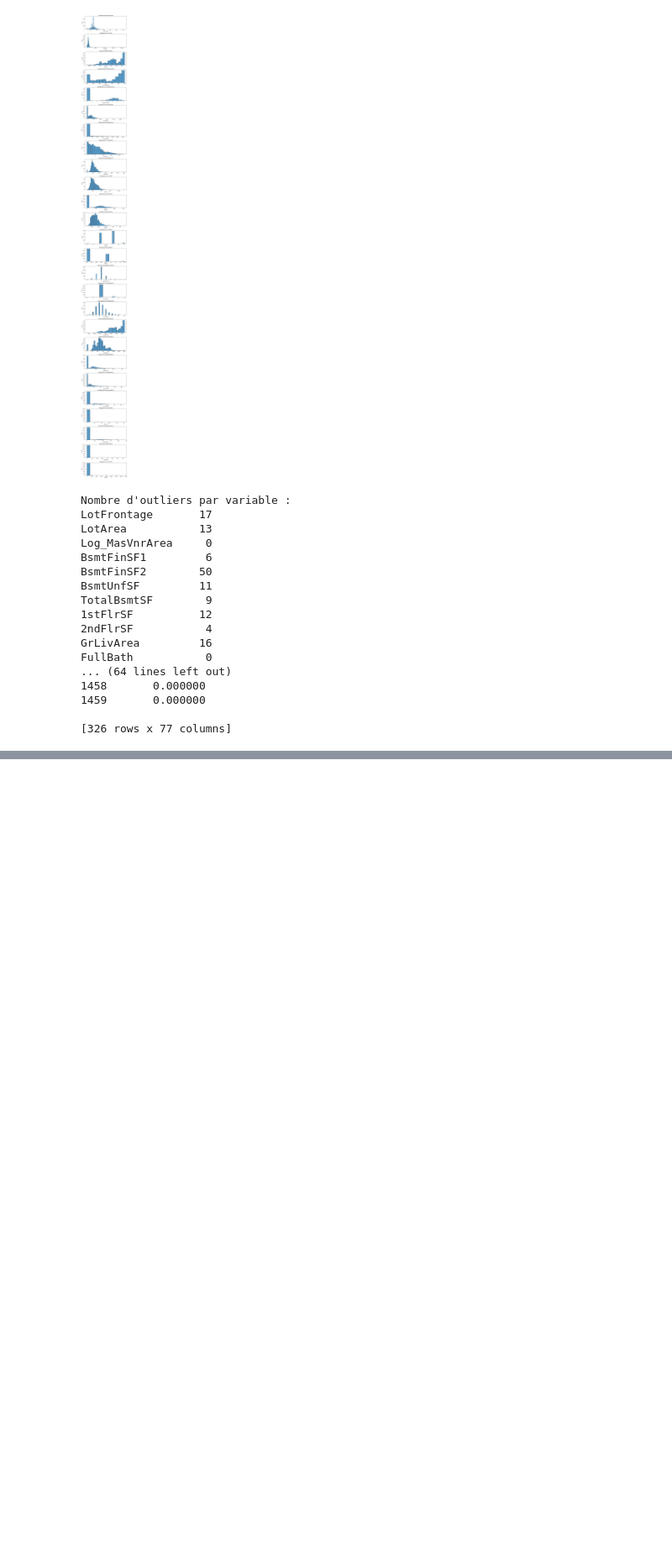
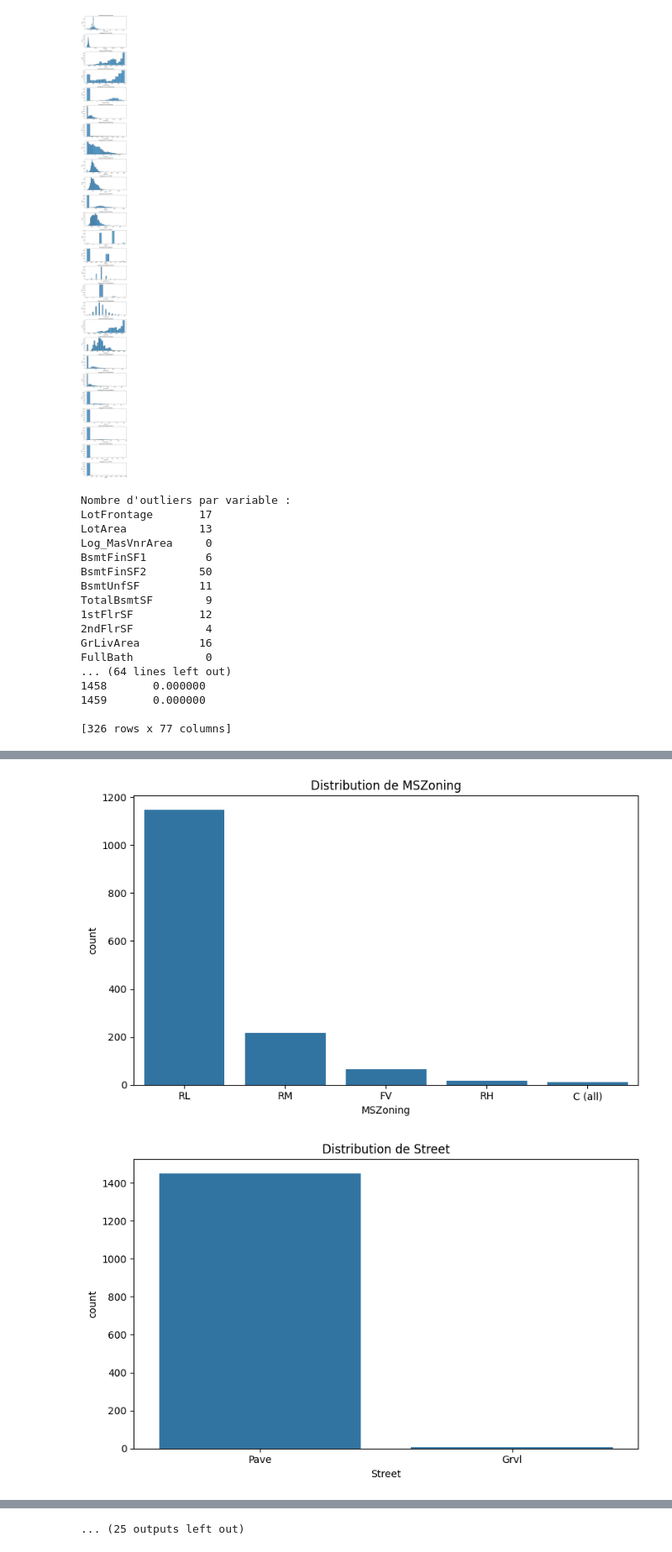
Before and after one commit to antoine-guibert/house_prices, a Jupyter notebook: preprocessing.ipynb, the cells around one changed output, grey strips where cells are left out. Shown at 84% size. Cells and saved outputs as stored; diff of their text form; code cells hidden in the pictures; blank space fills up the shorter version.

Commit message:
sélection des variables

```diff
--- a/preprocessing.ipynb
+++ b/preprocessing.ipynb
@@ -618,11 +625,11 @@ for col in numeric_cols_1:
 
 
 for col in numeric_cols_2:
-    # Calculer le 99ᵉ quantile
-    upper_quantile_95 = train_data[col].quantile(0.98)
+    # Calculer le 98ᵉ quantile
+    upper_quantile_98 = train_data[col].quantile(0.98)
 
     # Remplacer les valeurs supérieures au 99ᵉ quantile par cette valeur
-    train_data_majorized[col] = np.where(train_data[col] > upper_quantile_95, upper_quantile_95, train_data[col])
+    train_data_majorized[col] = np.where(train_data[col] > upper_quantile_98, upper_quantile_98, train_data[col])
 # %%
 # Appliquer le Z-score et détecter les outliers
 z_scores = train_data_majorized[numeric_cols].apply(zscore)  # Calculer le Z-score pour chaque colonne
@@ -659,0 +674,9 @@ FullBath           0
+# %%
+numerical_cols = train_data_majorized.select_dtypes(include=['int64', 'float64'])
+
+# calcul de la corrélation pour les variables continues :
+correlation = numerical_cols.corr()
+corr_with_price = correlation['SalePrice'].sort_values(ascending=False)
+
+print(corr_with_price.head(10))
+print(corr_with_price.tail(10))
@@ -659,0 +701,13 @@ FullBath           0
+# %%
+# comme il y a beaucoup de variables, on va retirer celles qui semblent faiblement corrélées avec le prix de vente :
+
+abs_corr=corr_with_price.abs()
+
+# je place la limite à 0.3 pour supprimer un maximum de variables et simplifier mes premiers modèles
+# on pourra revenir plus tard ici si on veut intégrer plus de variables
+
+threshold=0.3
+low_corr_features=abs_corr[abs_corr < threshold].index.tolist()
+
+print("Variables faiblement corrélées avec SalesPrice : ")
+print(low_corr_features)
@@ -659,0 +717,4 @@ FullBath           0
+# %%
+# on supprimme ces variables qui sont les moins corrélées
+
+train_data_majorized=train_data_majorized.drop(low_corr_features, axis=1)
@@ -659,0 +731,13 @@ FullBath           0
+# %%
+# on s'intéresse maintenant aux variables catégoriques, il va falloir réfléchir à comment les encoder
+categorical_cols=train_data_majorized.select_dtypes(include=['object']).columns
+
+for col in categorical_cols:
+    plt.figure(figsize=(8, 5))
+    sns.countplot(data=train_data_majorized, x=col, order=train_data_majorized[col].value_counts().index)
+    plt.title(f"Distribution de {col}")
+    plt.tight_layout()
+    plt.show()
+# %% [output]
+[figure, added]
+[figure, added]
@@ -659,0 +754 @@ FullBath           0
+... (25 outputs left out)
```
Also changed, not shown: parts of 14 cells of this notebook.
